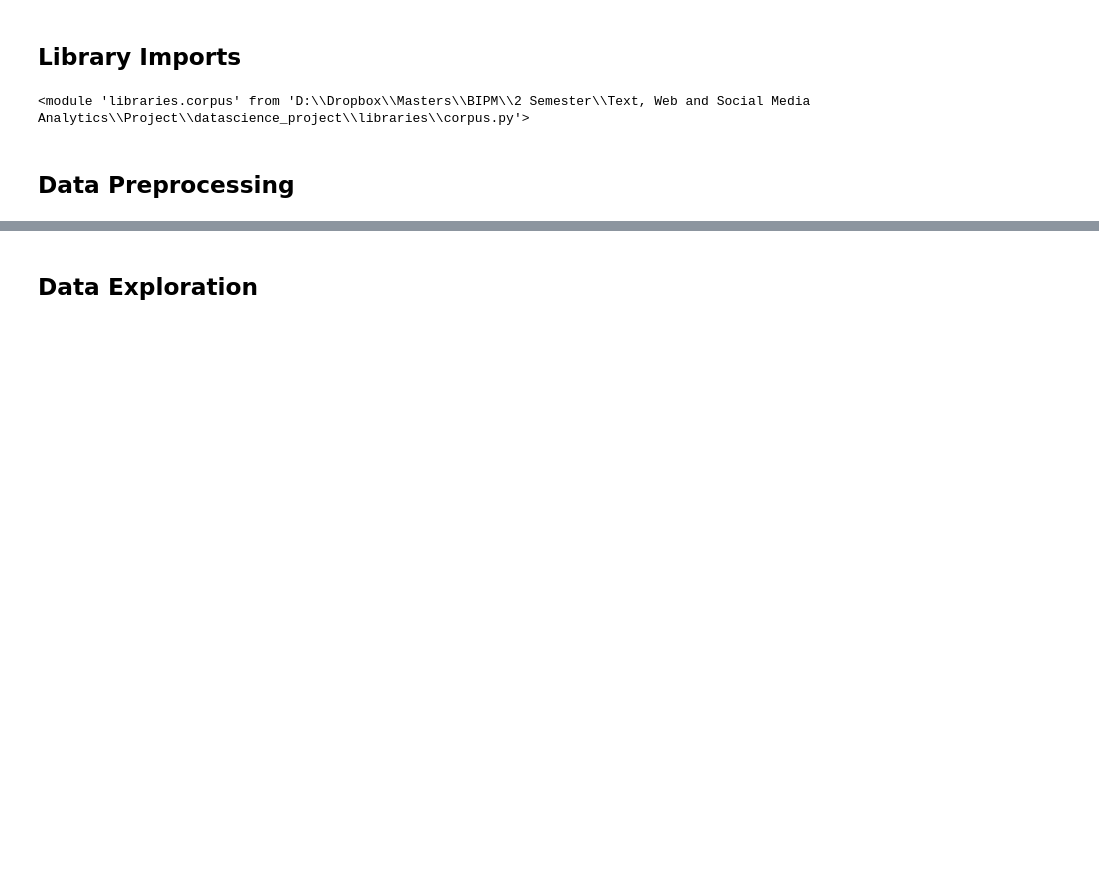
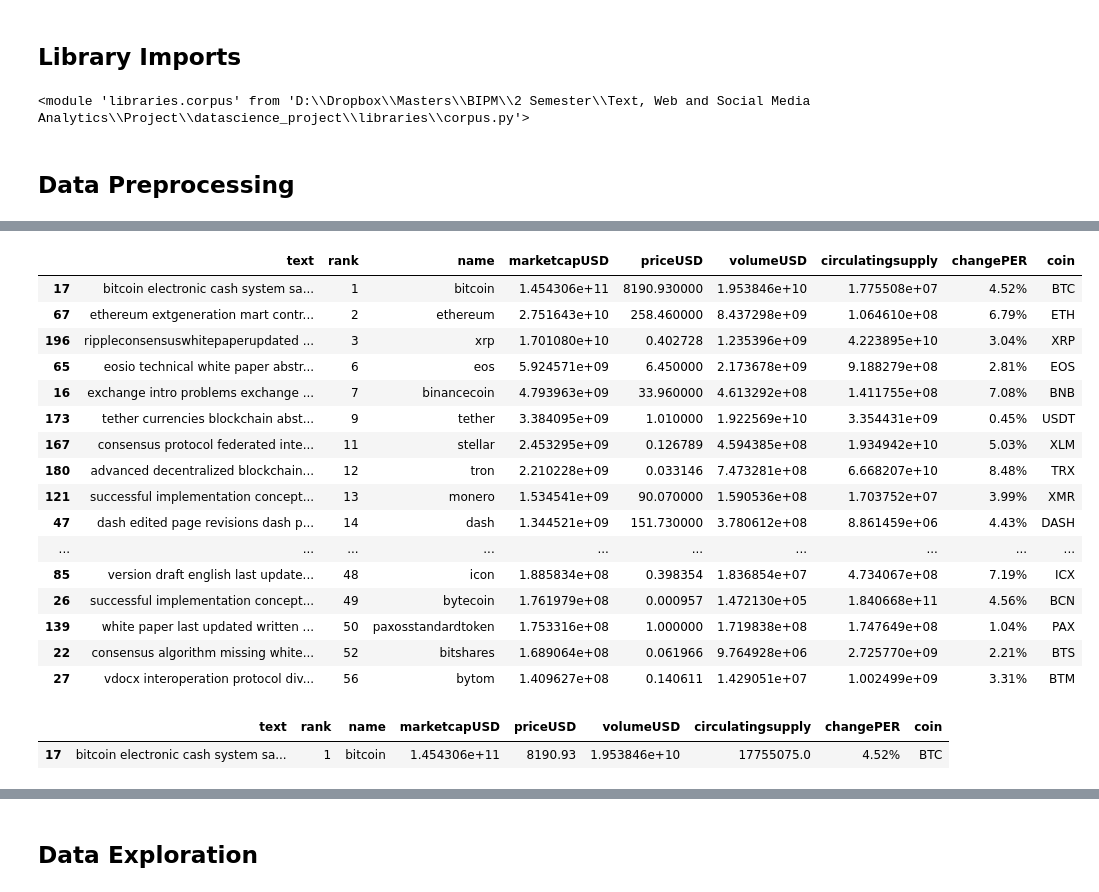
Before and after one commit to luisdiegocm/HWR_DataScience_Project, a Jupyter notebook: notebooks/0- Exploration.ipynb, the cells around one changed output, grey strips where cells are left out. Saved outputs shown, nothing was run; the diff lists cells and outputs as text; code cells hidden in the pictures; blank space fills up the shorter version.

```diff
--- a/notebooks/0- Exploration.ipynb
+++ b/notebooks/0- Exploration.ipynb
@@ -153,2 +155,26 @@ df[pd.isnull(df['rank'])]
+# %%
+df.sort_values(by='rank').head(40)
+# %% [output]
+|  | text | rank | name | marketcapUSD | priceUSD | volumeUSD | circulatingsupply | changePER | coin |
+| 17 | bitcoin electronic cash system sa... | 1 | bitcoin | 1.454306e+11 | 8190.930000 | 1.953846e+10 | 1.775508e+07 | 4.52% | BTC |
+| 67 | ethereum extgeneration mart contr... | 2 | ethereum | 2.751643e+10 | 258.460000 | 8.437298e+09 | 1.064610e+08 | 6.79% | ETH |
+| 196 | rippleconsensuswhitepaperupdated ... | 3 | xrp | 1.701080e+10 | 0.402728 | 1.235396e+09 | 4.223895e+10 | 3.04% | XRP |
+| 65 | eosio technical white paper abstr... | 6 | eos | 5.924571e+09 | 6.450000 | 2.173678e+09 | 9.188279e+08 | 2.81% | EOS |
+| 16 | exchange intro problems exchange ... | 7 | binancecoin | 4.793963e+09 | 33.960000 | 4.613292e+08 | 1.411755e+08 | 7.08% | BNB |
+| 173 | tether currencies blockchain abst... | 9 | tether | 3.384095e+09 | 1.010000 | 1.922569e+10 | 3.354431e+09 | 0.45% | USDT |
+| 167 | consensus protocol federated inte... | 11 | stellar | 2.453295e+09 | 0.126789 | 4.594385e+08 | 1.934942e+10 | 5.03% | XLM |
+| 180 | advanced decentralized blockchain... | 12 | tron | 2.210228e+09 | 0.033146 | 7.473281e+08 | 6.668207e+10 | 8.48% | TRX |
+| 121 | successful implementation concept... | 13 | monero | 1.534541e+09 | 90.070000 | 1.590536e+08 | 1.703752e+07 | 3.99% | XMR |
+| 47 | dash edited page revisions dash p... | 14 | dash | 1.344521e+09 | 151.730000 | 3.780612e+08 | 8.861459e+06 | 4.43% | DASH |
+| ... | ... | ... | ... | ... | ... | ... | ... | ... | ... |
+| 85 | version draft english last update... | 48 | icon | 1.885834e+08 | 0.398354 | 1.836854e+07 | 4.734067e+08 | 7.19% | ICX |
+| 26 | successful implementation concept... | 49 | bytecoin | 1.761979e+08 | 0.000957 | 1.472130e+05 | 1.840668e+11 | 4.56% | BCN |
+| 139 | white paper last updated written ... | 50 | paxosstandardtoken | 1.753316e+08 | 1.000000 | 1.719838e+08 | 1.747649e+08 | 1.04% | PAX |
+| 22 | consensus algorithm missing white... | 52 | bitshares | 1.689064e+08 | 0.061966 | 9.764928e+06 | 2.725770e+09 | 2.21% | BTS |
+| 27 | vdocx interoperation protocol div... | 56 | bytom | 1.409627e+08 | 0.140611 | 1.429051e+07 | 1.002499e+09 | 3.31% | BTM |
 # %%
 # Explore a White Paper text within a DataFrame (corpus or sentences)
+df.loc[df.name=='bitcoin']
+# %% [output]
+|  | text | rank | name | marketcapUSD | priceUSD | volumeUSD | circulatingsupply | changePER | coin |
+| 17 | bitcoin electronic cash system sa... | 1 | bitcoin | 1.454306e+11 | 8190.93 | 1.953846e+10 | 17755075.0 | 4.52% | BTC |
```
Also changed, not shown: parts of 15 cells of this notebook, 8 other files.
